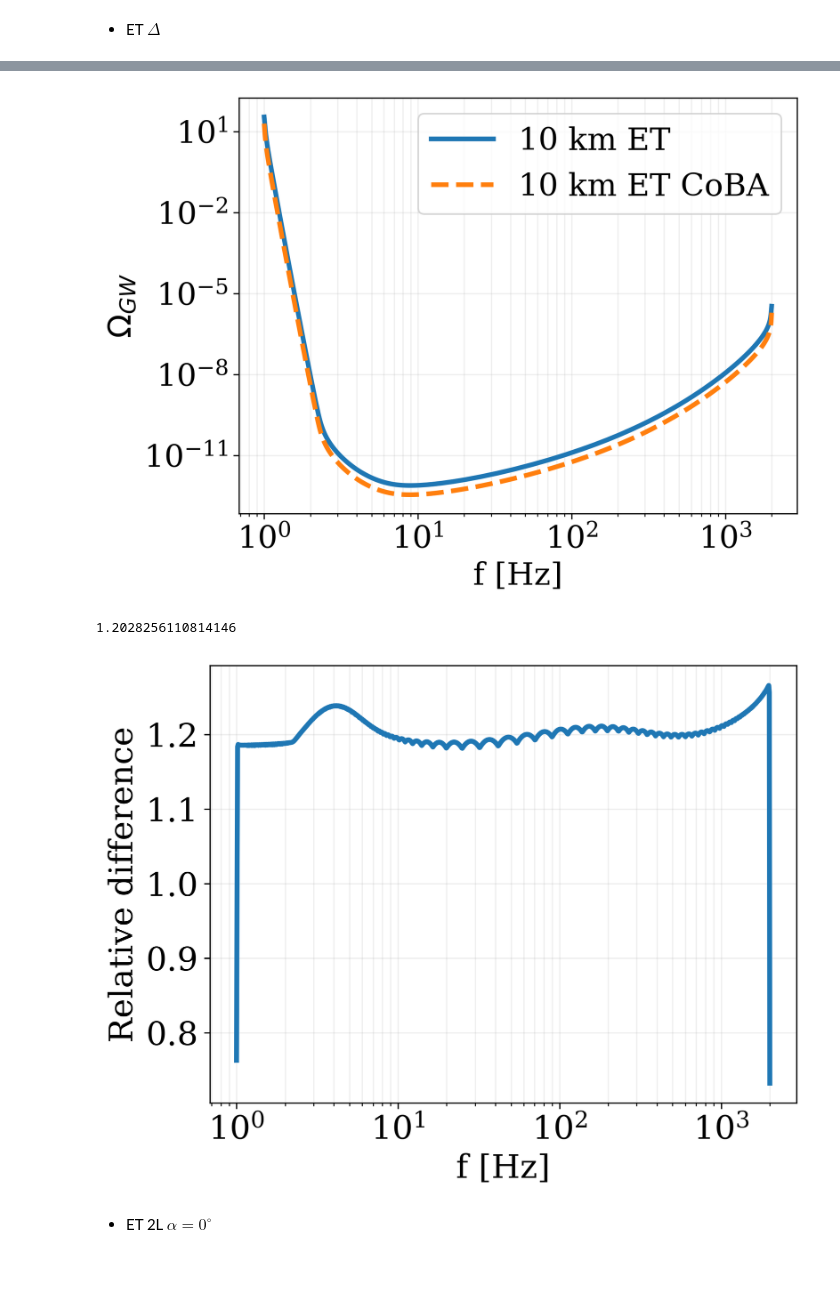
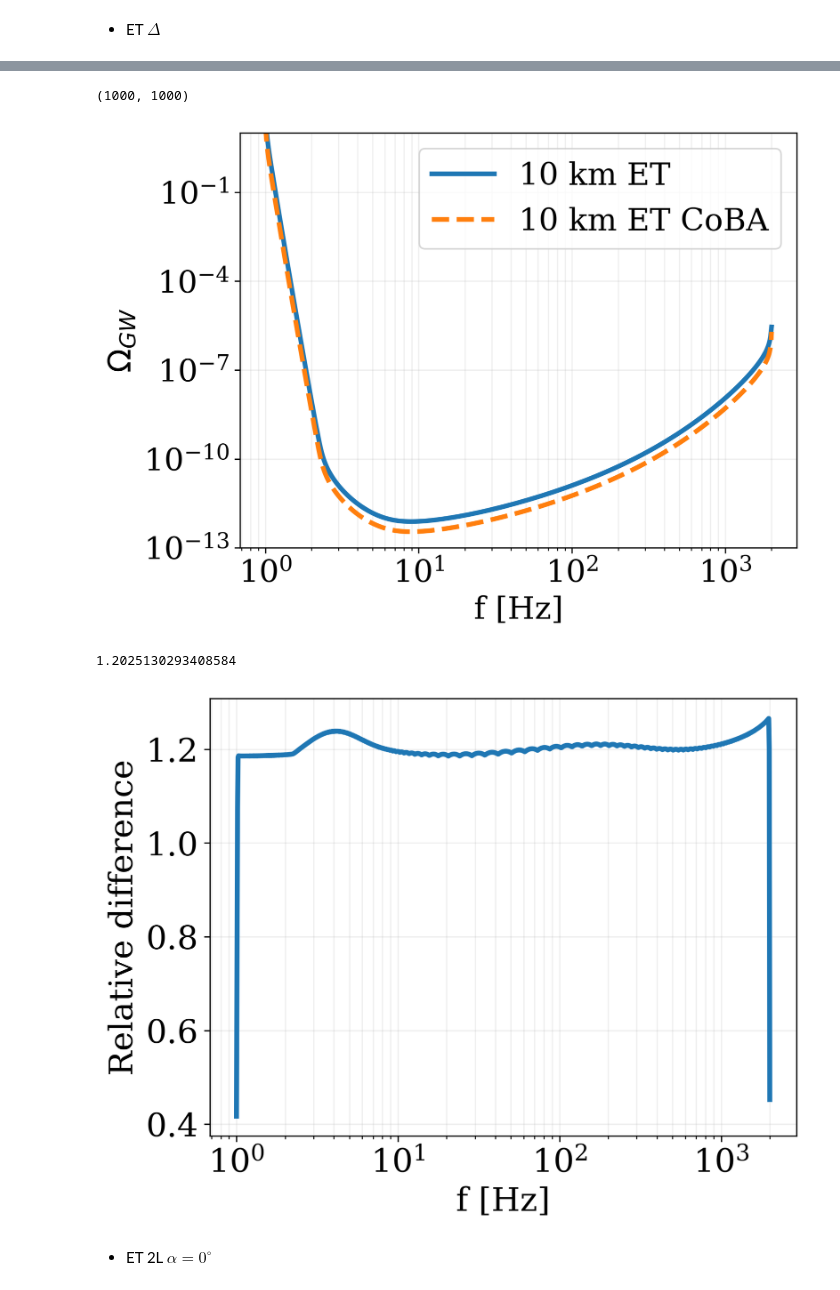
Before and after one commit to ilariacaporali/GWBird, a Jupyter notebook: pls.ipynb, the cells around one changed output, grey strips where cells are left out. Drawn from its saved outputs; the diff is of its cells as text; code cells hidden in the pictures.

```diff
--- a/pls.ipynb
+++ b/pls.ipynb
@@ -30,11 +30,20 @@ The autoreload extension is already loaded. To reload it, use:
 # %% [markdown]
 PLS definition
 # %%
+# def S eff
+
+def Seff(f, fref, snr, Tobs, orf, Ni, Nj):
+    return np.sqrt(Ni*Nj)/orf
+
+def Omega_eff(f, fref, snr, Tobs, orf, Ni, Nj):
+    return 10* np.pi**2 /(3* H0**2)* f**3 * Seff(f, fref, snr, Tobs, orf, Ni, Nj)
+
 def Omega_beta(f, fref, snr, Tobs, beta, orf, Ni, Nj):
     Tobs = Tobs * 365 * 24 * 3600
-    integrand = ((f/fref)**(2*beta)) * (orf**2) / (f**6) / (Ni) / (Nj)
+    Omega_eff_num = Omega_eff(f, fref, snr, Tobs, orf, Ni, Nj)
+    integrand = (((f/fref)**(beta)) / (Omega_eff_num))**2
     integral = simps(integrand, f)
-    return 10 * (np.pi**2) * snr /(3*(H0**2)) / (integral**(0.5))/ np.sqrt(2* Tobs)
+    return  snr /np.sqrt(2*Tobs)/np.sqrt(integral)
 
 def Omega_GW(f, fref, snr, Tobs, beta, orf, Ni, Nj):
     return Omega_beta(f, fref, snr, Tobs, beta, orf, Ni, Nj) * ((f/fref)**(beta))
@@ -48,6 +57,7 @@ def all_Omega_GW(f, fref, snr, Tobs, beta_min, beta_max, orf, Ni, Nj):
 
 def PLS(f, fref, snr, Tobs, beta_min, beta_max, orf, Ni, Nj):
     beta, Omega = all_Omega_GW(f, fref, snr, Tobs, beta_min, beta_max, orf, Ni, Nj)
+    print(Omega.shape)
     pls = np.zeros(len(f))
     for i in range(len(f)):
         pls[i] = np.max(Omega[:,i])
@@ -72,8 +86,8 @@ plt.show()
 # %% [markdown]
 * ET $\Delta$
 # %%
-beta_min = -70
-beta_max = 70
+beta_min = -50
+beta_max = 50
 fref = 100
 snr = 1
 Tobs = 1
@@ -91,36 +105,39 @@ plt.show()
 
 Ni = np.interp(f, f_10km,psd_10km)
 Nj = np.interp(f, f_10km,psd_10km)
 
+
 pls_10km = PLS(f, fref, snr, Tobs, beta_min, beta_max, orf_tr, Ni, Nj)
 
 f_pls_10km_coba, pls_10km_coba = np.loadtxt('PLS_CoBA_store/h2_Omega_PLS_SNR_1_Tobs_1yr_T_10km_HFLFcryo.txt', unpack=True)
 
 plt.plot(f, pls_10km/(np.sqrt(3)), label='10 km ET')
 plt.plot(f_pls_10km_coba, pls_10km_coba, label='10 km ET CoBA', linestyle='--')
 plt.xscale('log')
 plt.yscale('log')
 plt.xlabel('f [Hz]')
 plt.ylabel(r'$\Omega_{GW}$')
 plt.grid(alpha=0.2, which='both')
+plt.ylim(1e-13, 1e1)
 plt.legend()
 plt.show()
 
 pls_10km_coba = np.interp(f, f_pls_10km_coba, pls_10km_coba)
 diff1 = (pls_10km/(np.sqrt(3)) - pls_10km_coba)/pls_10km_coba
 print(np.mean(diff1))
 
 plt.plot(f, diff1)
 plt.xscale('log')
 plt.xlabel('f [Hz]')
 plt.ylabel('Relative difference')
 plt.grid(alpha=0.2, which='both')
 plt.show()
 # %% [output]
 [figure]
+(1000, 1000)
-[figure, old version]
+[figure, new version]
-1.2028256110814146
+1.2025130293408584
-[figure, old version]
+[figure, new version]
 # %% [markdown]
 * ET 2L $\alpha = 0^{\circ}$
 # %%
```
Also changed, not shown: parts of 4 cells of this notebook, 3 other files.
